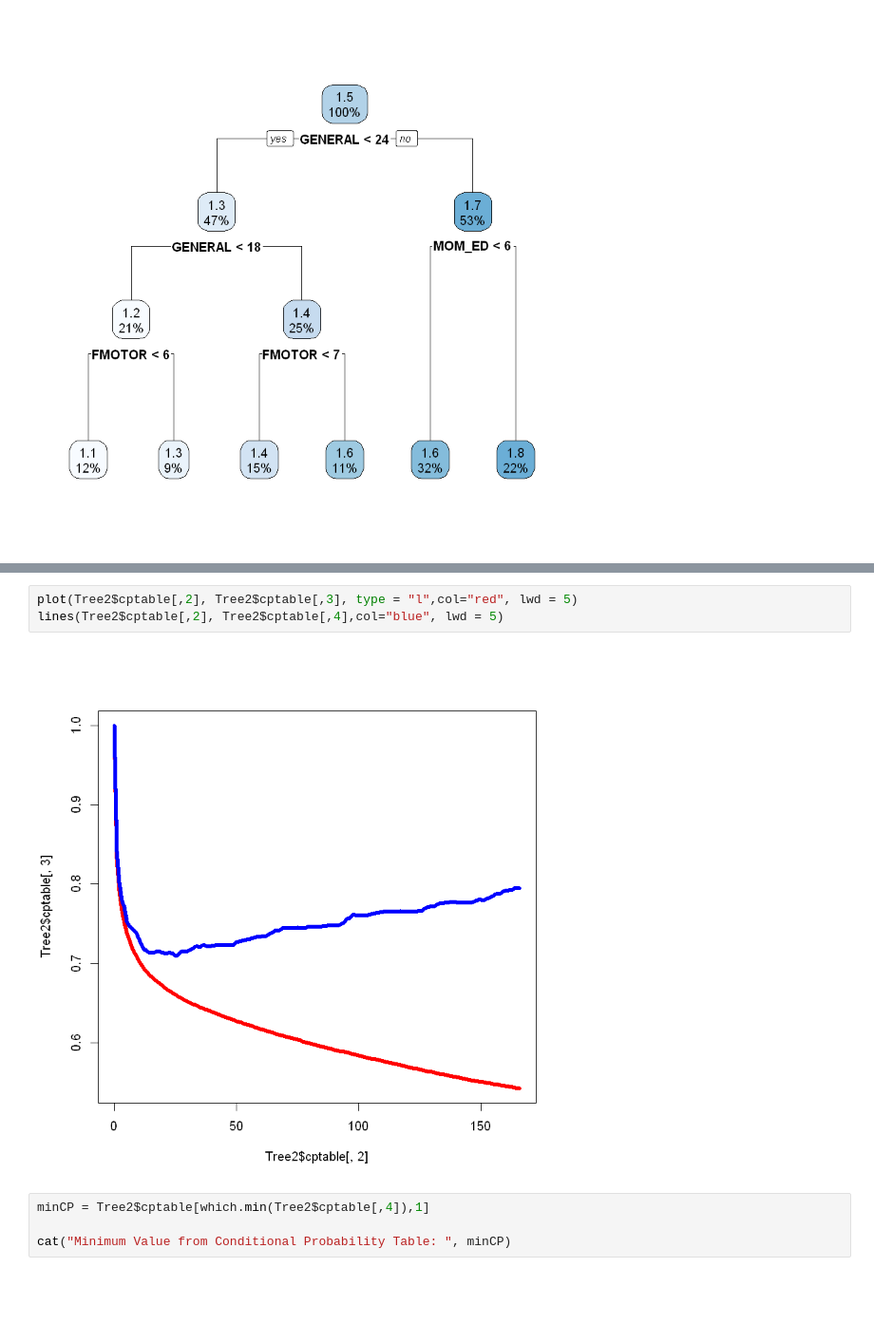
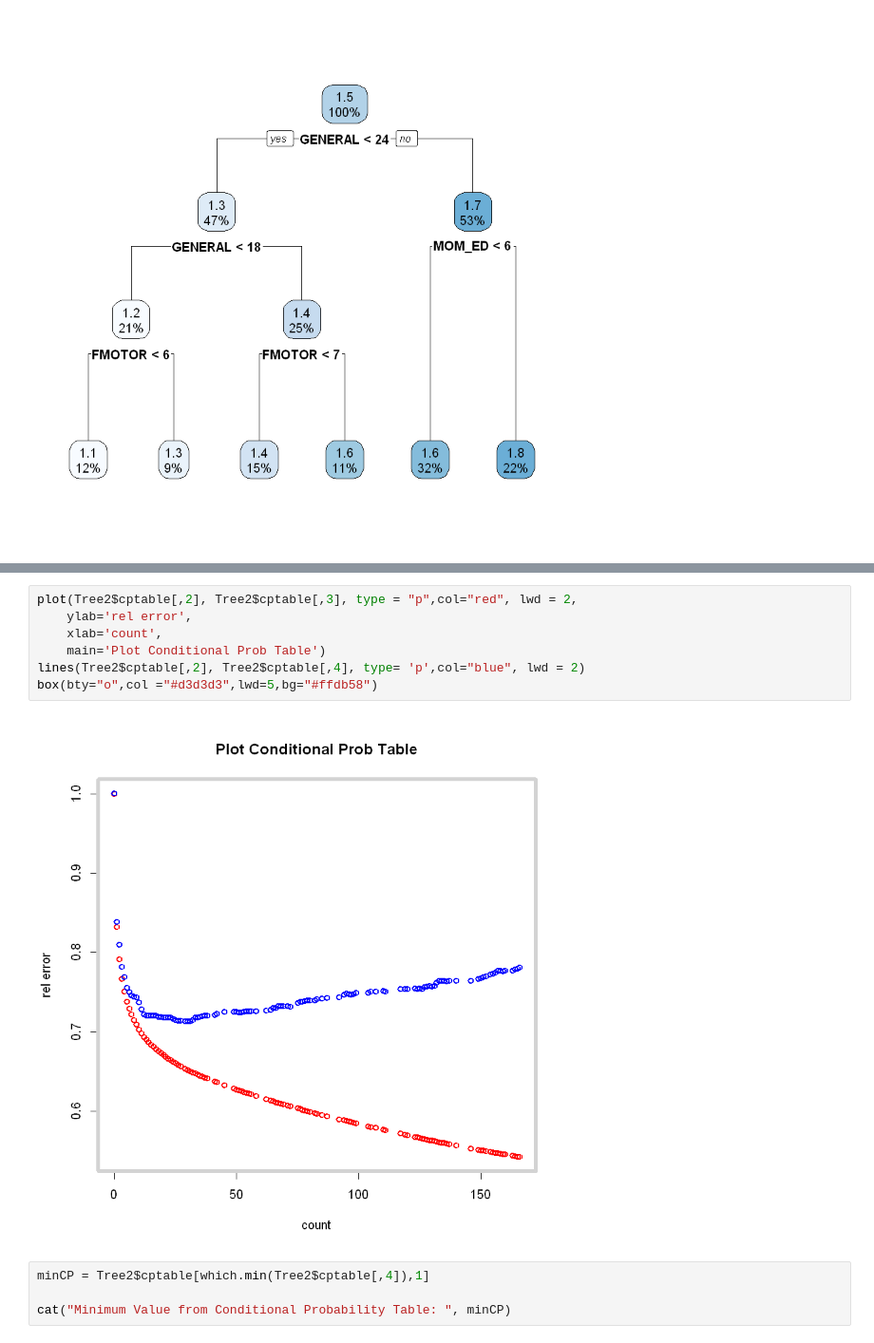
Before and after one commit to chesterqualls/Data-Science-Meetup-11-8-18-Materials, a Jupyter notebook: Example ECLSK.ipynb, the cells around one changed output, grey strips where cells are left out. Shown at 95% size. Cells and saved outputs as stored; diff of their text form; blank space fills up the shorter version.

```diff
--- a/Example ECLSK.ipynb
+++ b/Example ECLSK.ipynb
@@ -133,8 +135,12 @@ Tree2$cptable
 # %%
-plot(Tree2$cptable[,2], Tree2$cptable[,3], type = "l",col="red", lwd = 5)
-lines(Tree2$cptable[,2], Tree2$cptable[,4],col="blue", lwd = 5)
+plot(Tree2$cptable[,2], Tree2$cptable[,3], type = "p",col="red", lwd = 2,
+    ylab='rel error',
+    xlab='count',
+    main='Plot Conditional Prob Table')
+lines(Tree2$cptable[,2], Tree2$cptable[,4], type= 'p',col="blue", lwd = 2)
+box(bty="o",col ="#d3d3d3",lwd=5,bg="#ffdb58")
 # %% [output]
-[figure, old version]
+[figure, new version]
 # %%
 minCP = Tree2$cptable[which.min(Tree2$cptable[,4]),1]
 
```
Also changed, not shown: parts of 3 cells of this notebook.
